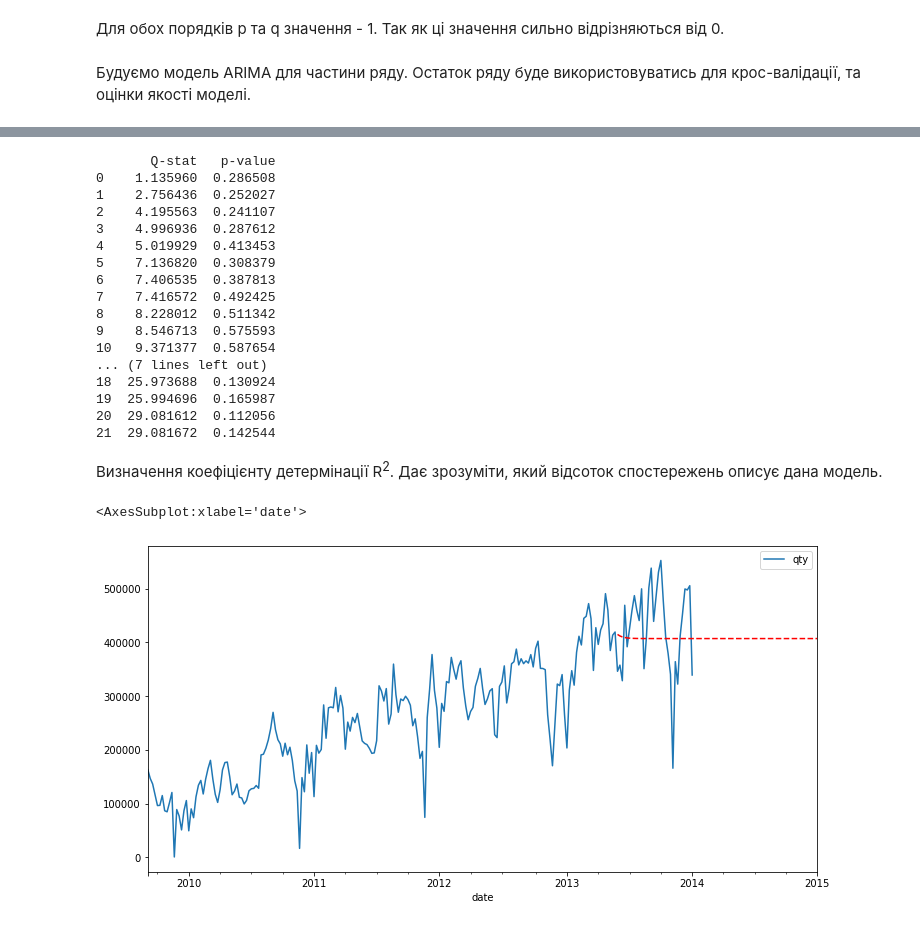
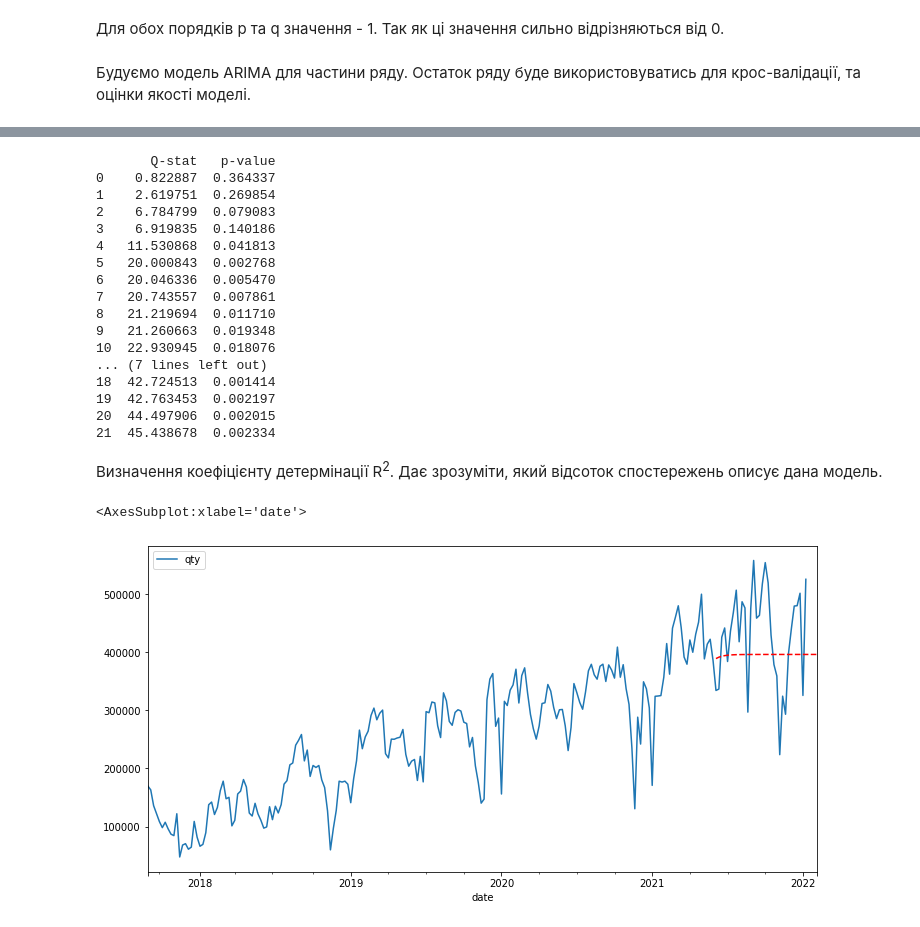
Before and after one commit to markbugatti/arima-basic-diploma, a Jupyter notebook: analyze_views.ipynb, the cells around one changed output, grey strips where cells are left out. Drawn from its saved outputs; the diff is of its cells as text; code cells hidden in the pictures.

Commit message:
dates in python updated

```diff
--- a/analyze_views.ipynb
+++ b/analyze_views.ipynb
@@ -243,8 +247,7 @@ The default method 'yw' can produce PACF values outside of the [-1,1] interval.
 \
 Будуємо модель ARIMA для частини ряду. Остаток ряду буде використовуватись для крос-валідації, та оцінки якості моделі.
 # %%
-
-date_to = '2013-06-01'
+date_to = '2021-06-01'
 views_first_part = data[:date_to]
 model = ARIMA(views_first_part, order=(1,1,1))
 model_fit = model.fit()
@@ -281,42 +284,42 @@ q_test_data_frame = DataFrame({'Q-stat':q_test[1], 'p-value':q_test[2]})
 print(q_test_data_frame)
 # %% [output]
        Q-stat   p-value
-0    1.135960  0.286508
-1    2.756436  0.252027
-2    4.195563  0.241107
-3    4.996936  0.287612
-4    5.019929  0.413453
-5    7.136820  0.308379
-6    7.406535  0.387813
-7    7.416572  0.492425
-8    8.228012  0.511342
-9    8.546713  0.575593
-10   9.371377  0.587654
+0    0.822887  0.364337
+1    2.619751  0.269854
+2    6.784799  0.079083
+3    6.919835  0.140186
+4   11.530868  0.041813
+5   20.000843  0.002768
+6   20.046336  0.005470
+7   20.743557  0.007861
+8   21.219694  0.011710
+9   21.260663  0.019348
+10  22.930945  0.018076
 ... (7 lines left out)
-18  25.973688  0.130924
-19  25.994696  0.165987
-20  29.081612  0.112056
-21  29.081672  0.142544
+18  42.724513  0.001414
+19  42.763453  0.002197
+20  44.497906  0.002015
+21  45.438678  0.002334
 # %% [markdown]
 Визначення коефіцієнту детермінації R<sup>2</sup>. Дає зрозуміти, який відсоток спостережень описує дана модель.
 # %%
 # resets date_to if runs several times in a row
-if date_to == '2014-12-31':
-    date_to = '2013-06-01'
+if date_to == '2022-01-31':
+    date_to = '2021-06-01'
 
-date_from, date_to = date_to, '2014-12-31'
+date_from, date_to = date_to, '2022-01-31'
 pred = model_fit.predict(date_from, date_to, typ='levels')
 
 trn = data[date_from:]
 #r2 = r2_score(trn, pred[1:32])
 
 #print('R^2: %1.2f' % r2)
 
 data.plot(figsize=(12,6))
 pred.plot(style='r--')
 
 #plotly_df(pred, title="views prediction")
 #trn.plot()
 # %% [output]
 <AxesSubplot:xlabel='date'>
-[figure, old version]
+[figure, new version]
```
Also changed, not shown: parts of 12 cells of this notebook, 1 other file.
